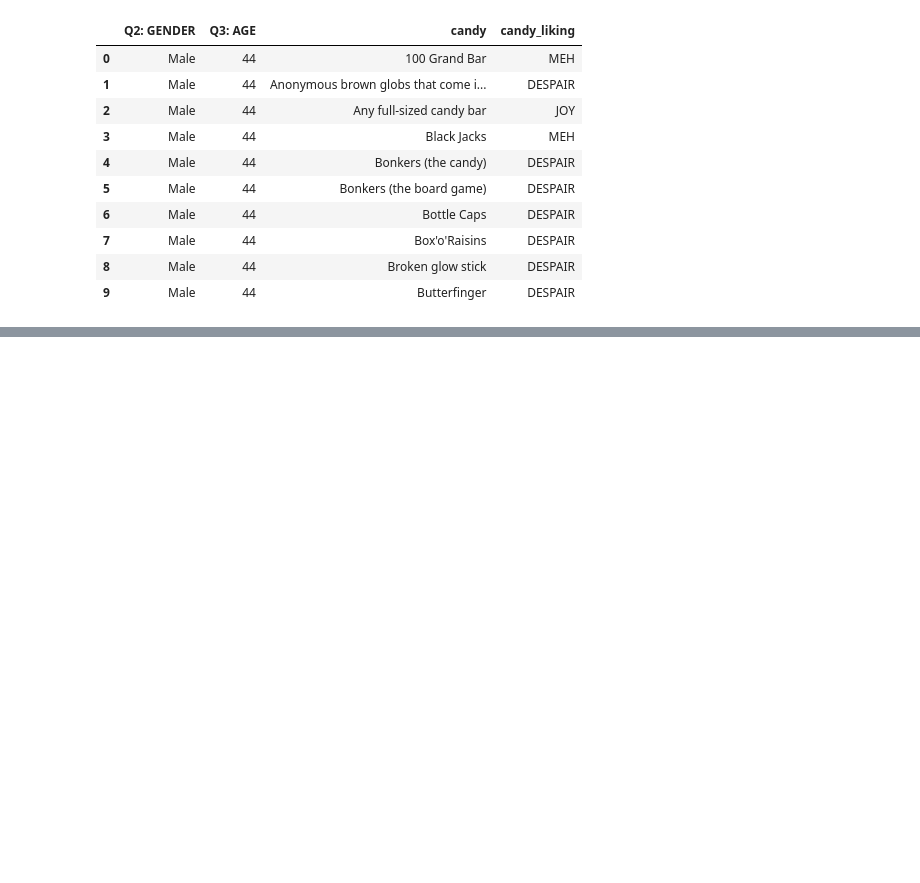
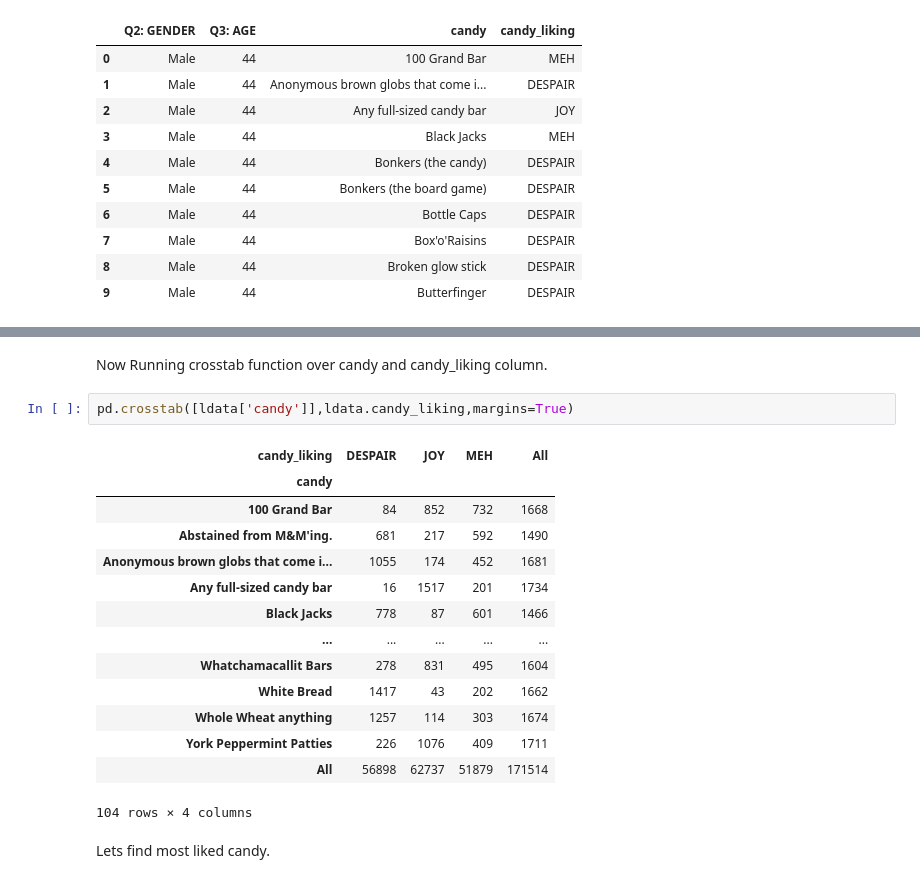
Before and after one commit to ninadcpa/DSC540, a Jupyter notebook: Week_7_8_Exercise.ipynb, the cells around one changed output, grey strips where cells are left out. Cells and saved outputs as stored; diff of their text form; blank space fills up the shorter version.

```diff
--- a/Week_7_8_Exercise.ipynb
+++ b/Week_7_8_Exercise.ipynb
@@ -304,0 +393,21 @@ ldata[:10]
+# %% [markdown]
+Now Running crosstab function over candy and candy_liking column.
+# %%
+pd.crosstab([ldata['candy']],ldata.candy_liking,margins=True)
+# %% [output]
+| candy_liking | DESPAIR | JOY | MEH | All |
+| candy |  |  |  |  |
+| 100 Grand Bar | 84 | 852 | 732 | 1668 |
+| Abstained from M&M'ing. | 681 | 217 | 592 | 1490 |
+| Anonymous brown globs that come i... | 1055 | 174 | 452 | 1681 |
+| Any full-sized candy bar | 16 | 1517 | 201 | 1734 |
+| Black Jacks | 778 | 87 | 601 | 1466 |
+| ... | ... | ... | ... | ... |
+| Whatchamacallit Bars | 278 | 831 | 495 | 1604 |
+| White Bread | 1417 | 43 | 202 | 1662 |
+| Whole Wheat anything | 1257 | 114 | 303 | 1674 |
+| York Peppermint Patties | 226 | 1076 | 409 | 1711 |
+| All | 56898 | 62737 | 51879 | 171514 |
+104 rows × 4 columns
+# %% [markdown]
+Lets find most liked candy.
```
Also changed, not shown: parts of 36 cells of this notebook.
